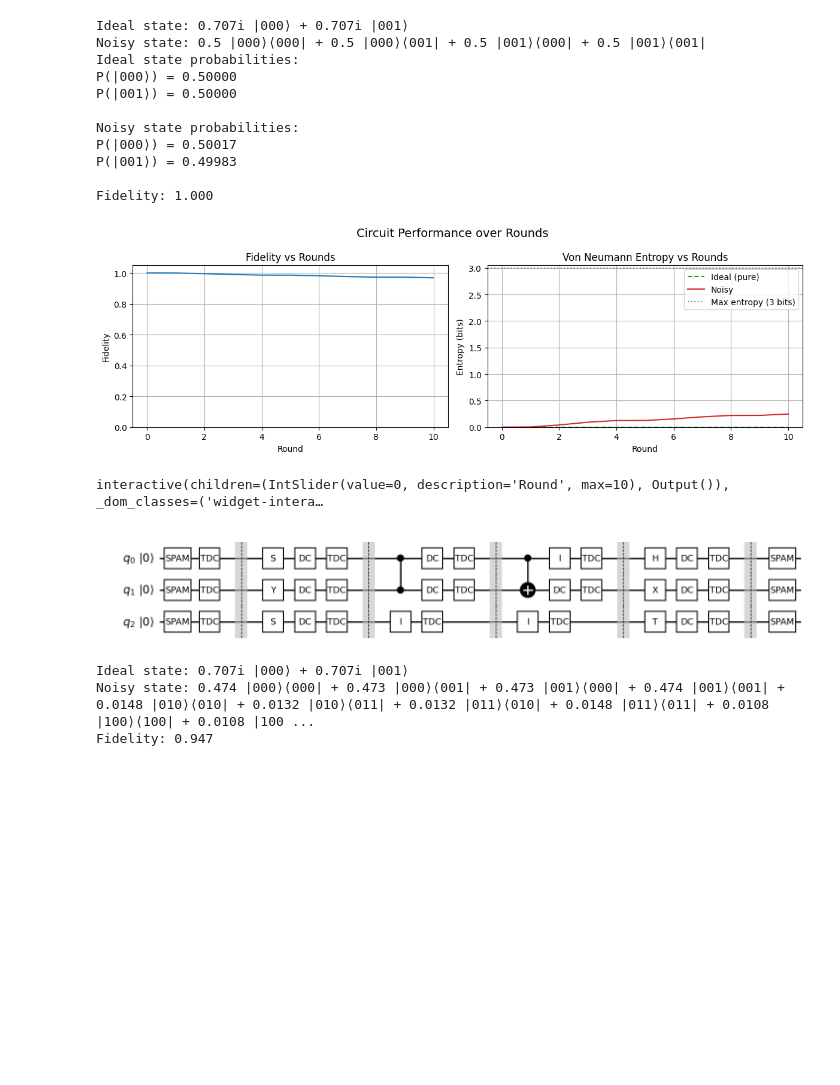
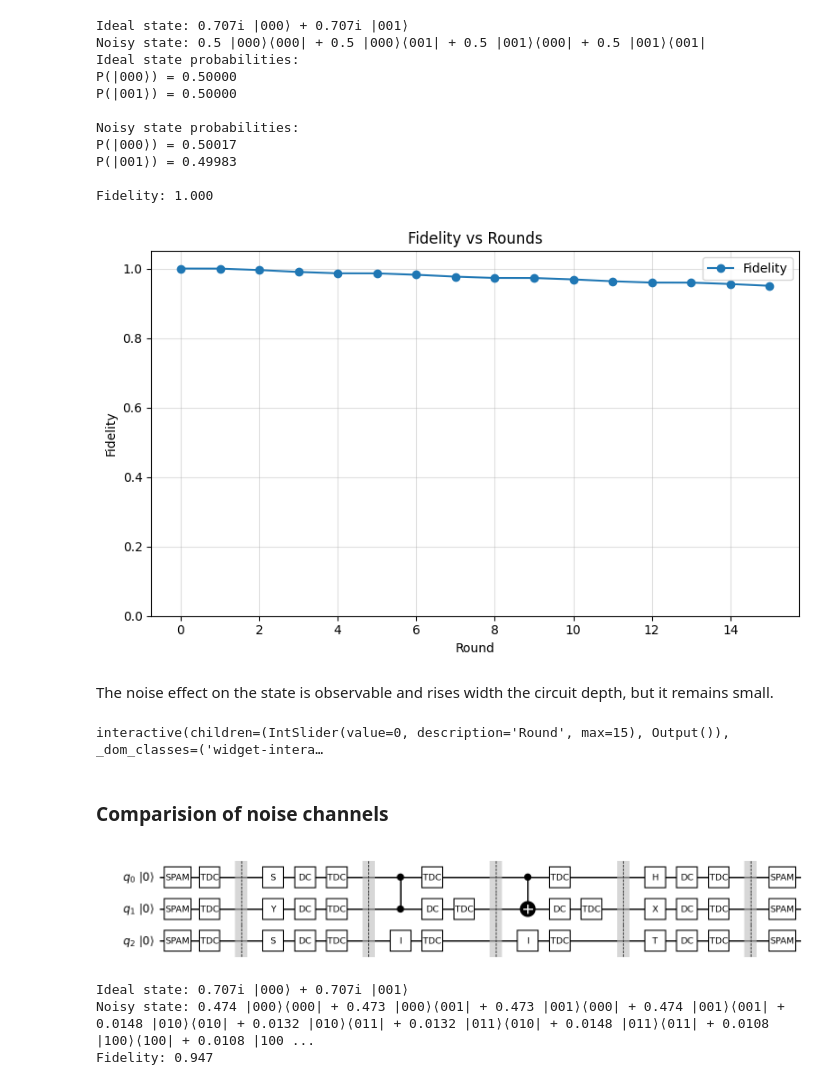
Before and after one commit to justynapokora/sciqis_project, a Jupyter notebook: random_circuits.ipynb, the cells around one changed output. Saved outputs shown, nothing was run; the diff lists cells and outputs as text; code cells hidden in the pictures; blank space fills up the shorter version.

```diff
--- a/random_circuits.ipynb
+++ b/random_circuits.ipynb
@@ -402,12 +397,10 @@ P(|101⟩) = 0.00066
 
 Fidelity: 0.989
 # %%
-rounds = 10
+rounds = 15
 circuit_dc.reset_circuit()
 states_dc, noisy_states_dc = circuit_dc.simulate_circuit_n_rounds(rounds)
 
 fidelities_dc = fidelities_from_arrays(states_dc, noisy_states_dc)
-entropies_states_dc, entropies_noisy_dc = von_neumann_entropies_arrays(states_dc, noisy_states_dc)
-
-plot_fidelity_and_entropy(fidelities_dc, entropies_states_dc, entropies_noisy_dc, n_rounds=rounds, num_of_qubits=num_of_qubits)
+plot_fidelity(fidelities_dc, n_rounds=rounds)
 # %% [output]
@@ -662,17 +650,20 @@ Fidelity: 1.000
 # %%
 circuit_tdc.reset_circuit()
 states_tdc, noisy_states_tdc = circuit_tdc.simulate_circuit_n_rounds(rounds)
 
 fidelities_tdc = fidelities_from_arrays(states_tdc, noisy_states_tdc)
-entropies_states_tdc, entropies_noisy_tdc = von_neumann_entropies_arrays(states_tdc, noisy_states_tdc)
 
-plot_fidelity_and_entropy(fidelities_tdc, entropies_states_tdc, entropies_noisy_tdc, n_rounds=rounds, num_of_qubits=num_of_qubits)
+plot_fidelity(fidelities_tdc, n_rounds=rounds)
 # %% [output]
-[figure, old version]
+[figure, new version]
+# %% [markdown]
+The noise effect on the state is observable and rises width the circuit depth, but it remains small.
 # %%
 interactive_density_matrix_plot(states_tdc, noisy_states_tdc)
 # %% [output]
-interactive(children=(IntSlider(value=0, description='Round', max=10), Output()), _dom_classes=('widget-intera…
+interactive(children=(IntSlider(value=0, description='Round', max=15), Output()), _dom_classes=('widget-intera…
+# %% [markdown]
+### Comparision of noise channels
 # %%
 circuit_noisy = Circuit(
     state=STATES.generate_zero_n_qubit_state(num_of_qubits),
@@ -683,10 +674,10 @@ circuit_noisy = Circuit(
     tdc_noise=TDCNoise()
 )
 
-fig = get_circuit_plot(sampled_circuit_gates, num_of_qubits, True, True, True)
-plt.show(fig)
+get_circuit_plot(sampled_circuit_gates, num_of_qubits, True, True, True)
+plt.show()
 # %% [output]
-[figure, old version]
+[figure, new version]
 # %%
 circuit_noisy.simulate_circuit()
 
```
Also changed, not shown: parts of 56 cells of this notebook, 3 other files.
